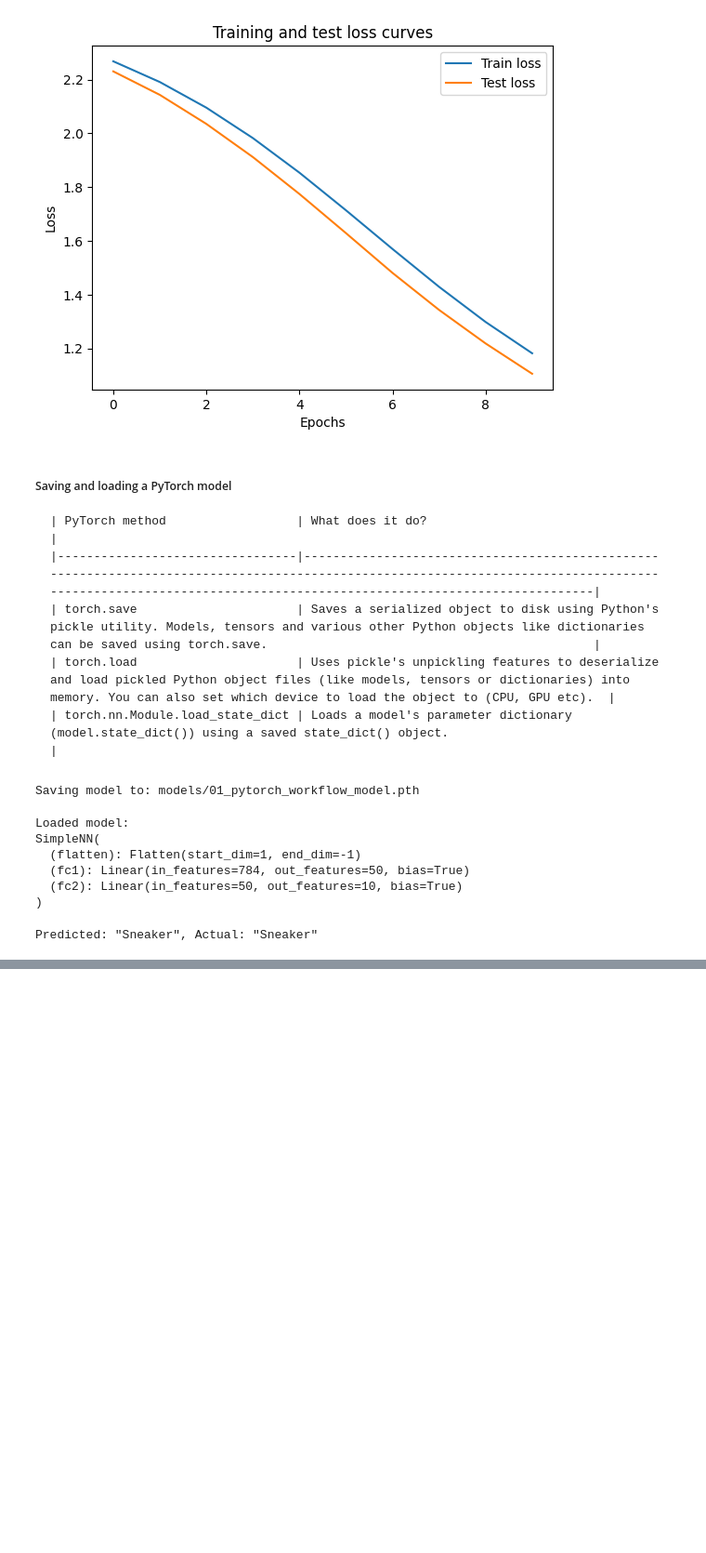
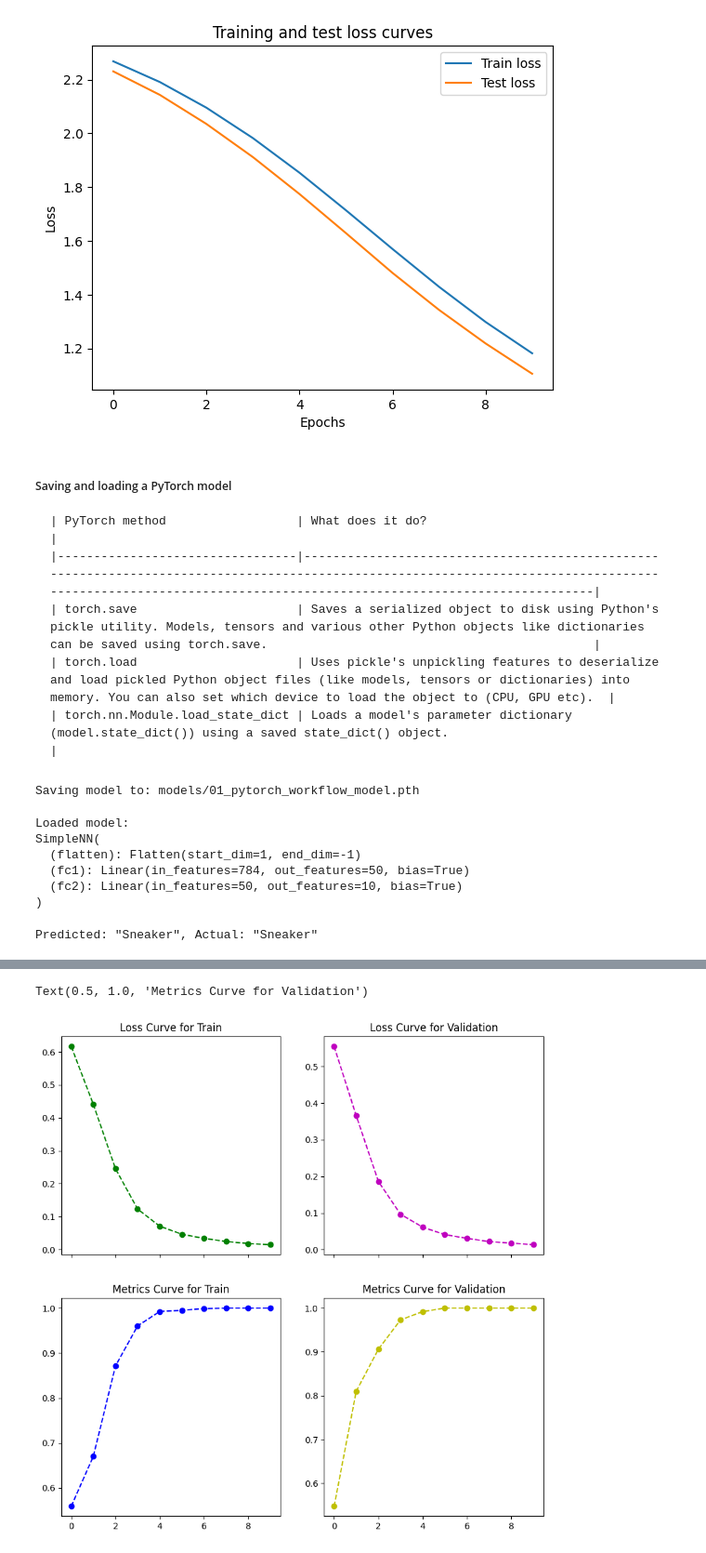
Before and after one commit to soutrik71/pytorch_classics, a Jupyter notebook: AP_Torch2.ipynb, the cells around one changed output, grey strips where cells are left out. Shown at 93% size. Cells and saved outputs as stored; diff of their text form; code cells hidden in the pictures; blank space fills up the shorter version.

```diff
--- a/AP_Torch2.ipynb
+++ b/AP_Torch2.ipynb
@@ -354,0 +833,8 @@ Predicted: "Sneaker", Actual: "Sneaker"
+# %%
+for epoch in range(epochs):
+  print(f"The epoch is {epoch}")
+  for idx, (data,label) in enumerate(train_dataloader):
+    print(f"The batch id is:: {idx}")
+    print(f"The shape of a batch data in one epoch:: {data.shape}")
+    print(f"The shape of the batch label in one epoch:: {len(label)}")
+  break
@@ -354,0 +969,3 @@ Predicted: "Sneaker", Actual: "Sneaker"
+# %%
+# declaring model
+bn_model = BinaryClassifier(input_dims = train_dataset.X.shape[1], output_dims = 1, hidden_dims = 32).to(device)
@@ -354,0 +991,19 @@ Predicted: "Sneaker", Actual: "Sneaker"
+# %%
+# loss_fn = nn.BCELoss() # BCELoss = no sigmoid built-in
+criterion = nn.BCEWithLogitsLoss() # BCEWithLogitsLoss = sigmoid built-in
+
+# Create an optimizer
+optimizer = torch.optim.Adam(params=bn_model.parameters(), lr=lr)
+
+metric = BinaryAccuracy(threshold= 0.5 , device = device)
+# %%
+# Place holders----
+train_losses = []
+train_metrics = []
+test_losses = []
+test_metrics = []
+
+for epoch in range(0,epochs):
+  print(f'Epoch {epoch}')
+  train_losses, train_metrics = train_module(bn_model, device, train_dataloader, optimizer, criterion, metric, train_losses, train_metrics)
+  test_losses , test_metrics = test_module(bn_model, device, test_dataloader, criterion, metric, test_losses, test_metrics)
@@ -354,0 +1021,13 @@ Predicted: "Sneaker", Actual: "Sneaker"
+# %%
+fig, ax = plt.subplots(2, 2, sharex=True, figsize=(10, 10))
+ax[0,0].plot(train_losses, "g--o")
+ax[0,0].set_title("Loss Curve for Train")
+ax[0,1].plot(test_losses, "m--o")
+ax[0,1].set_title("Loss Curve for Validation")
+ax[1,0].plot(train_metrics, "b--o")
+ax[1,0].set_title("Metrics Curve for Train")
+ax[1,1].plot(test_metrics, "y--o")
+ax[1,1].set_title("Metrics Curve for Validation")
+# %% [output]
+Text(0.5, 1.0, 'Metrics Curve for Validation')
+[figure, added]
```
Also changed, not shown: parts of 55 cells of this notebook.
